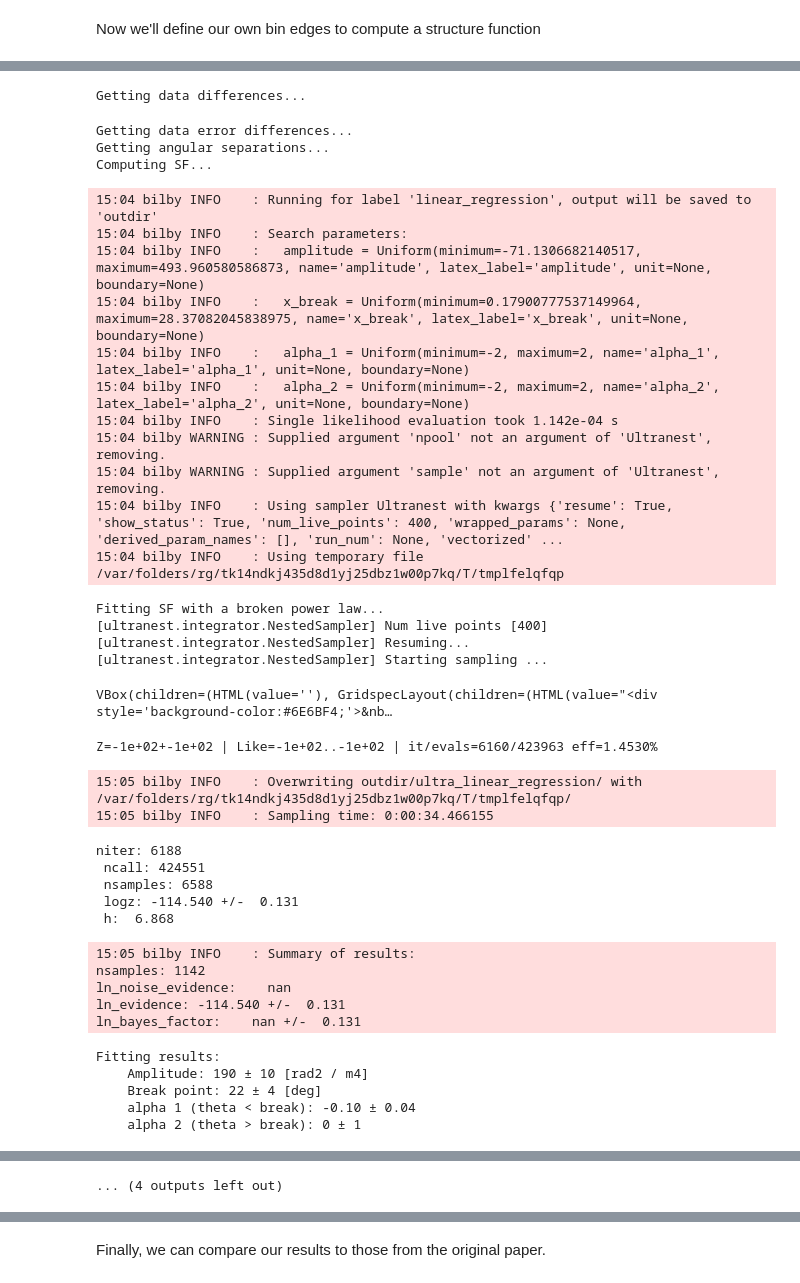
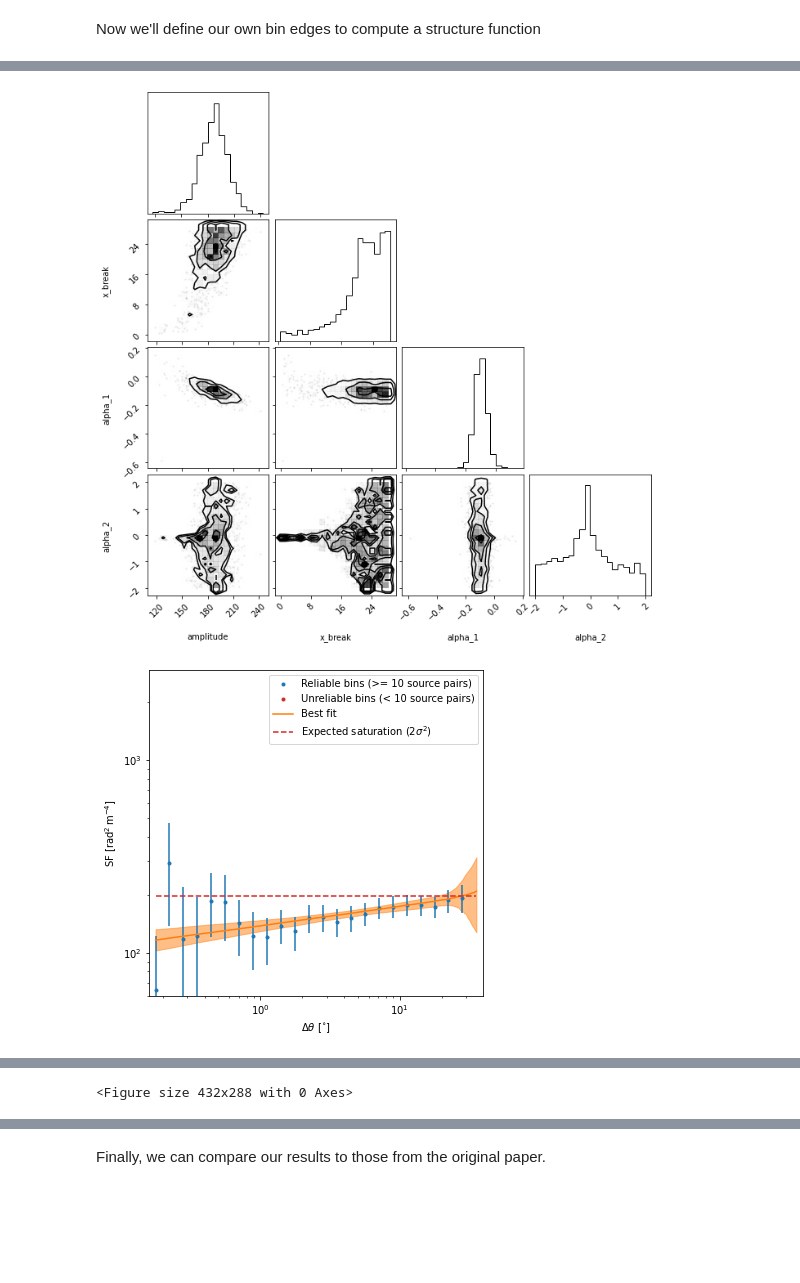
Before and after one commit to AlecThomson/structurefunction, a Jupyter notebook: example/example.ipynb, the cells around one changed output, grey strips where cells are left out. Saved outputs shown, nothing was run; the diff lists cells and outputs as text; code cells hidden in the pictures; blank space fills up the shorter version.

```diff
--- a/example/example.ipynb
+++ b/example/example.ipynb
@@ -134,14 +133,14 @@ By setting `fit` we use `bilby` to do a best-fit of the SF with a broken power l
 # %%
 cbins, medians, err, count, result = structure_function(
-    np.array(mao_rm_tab['RM'][mao_rm_tab['included']]) * u.rad / u.m**2,
-    np.array(mao_rm_tab['e_RM'][mao_rm_tab['included']]) * u.rad / u.m**2,
-    mao_rm_tab['coordinates'][mao_rm_tab['included']],
-    1000,
-    bins,
+    data=np.array(mao_rm_tab['RM'][mao_rm_tab['included']]) * u.rad / u.m**2,
+    errors=np.array(mao_rm_tab['e_RM'][mao_rm_tab['included']]) * u.rad / u.m**2,
+    coords=mao_rm_tab['coordinates'][mao_rm_tab['included']],
+    samples=1000,
+    bins=bins,
     show_plots=True,
     verbose=True,
     fit='bilby',
     nlive=400,
-    sampler='ultranest',
+    sampler='nestle',
 )
 # %% [output]
@@ -148,0 +164,2 @@ Sampling errors...
+[figure]
+[figure, added]
@@ -149,38 +167 @@ Sampling errors...
-Getting data differences...
+<Figure size 432x288 with 0 Axes>
-Getting data error differences...
-Getting angular separations...
-Computing SF...
-15:04 bilby INFO    : Running for label 'linear_regression', output will be saved to 'outdir'
-15:04 bilby INFO    : Search parameters:
-15:04 bilby INFO    :   amplitude = Uniform(minimum=-71.1306682140517, maximum=493.960580586873, name='amplitude', latex_label='amplitude', unit=None, boundary=None)
-15:04 bilby INFO    :   x_break = Uniform(minimum=0.17900777537149964, maximum=28.37082045838975, name='x_break', latex_label='x_break', unit=None, boundary=None)
-15:04 bilby INFO    :   alpha_1 = Uniform(minimum=-2, maximum=2, name='alpha_1', latex_label='alpha_1', unit=None, boundary=None)
-15:04 bilby INFO    :   alpha_2 = Uniform(minimum=-2, maximum=2, name='alpha_2', latex_label='alpha_2', unit=None, boundary=None)
-15:04 bilby INFO    : Single likelihood evaluation took 1.142e-04 s
-15:04 bilby WARNING : Supplied argument 'npool' not an argument of 'Ultranest', removing.
-15:04 bilby WARNING : Supplied argument 'sample' not an argument of 'Ultranest', removing.
-15:04 bilby INFO    : Using sampler Ultranest with kwargs {'resume': True, 'show_status': True, 'num_live_points': 400, 'wrapped_params': None, 'derived_param_names': [], 'run_num': None, 'vectorized' ...
-15:04 bilby INFO    : Using temporary file /var/folders/rg/tk14ndkj435d8d1yj25dbz1w00p7kq/T/tmplfelqfqp
-Fitting SF with a broken power law...
-[ultranest.integrator.NestedSampler] Num live points [400]
-[ultranest.integrator.NestedSampler] Resuming...
-[ultranest.integrator.NestedSampler] Starting sampling ...
-VBox(children=(HTML(value=''), GridspecLayout(children=(HTML(value="<div style='background-color:#6E6BF4;'>&nb…
-Z=-1e+02+-1e+02 | Like=-1e+02..-1e+02 | it/evals=6160/423963 eff=1.4530%
-15:05 bilby INFO    : Overwriting outdir/ultra_linear_regression/ with /var/folders/rg/tk14ndkj435d8d1yj25dbz1w00p7kq/T/tmplfelqfqp/
-15:05 bilby INFO    : Sampling time: 0:00:34.466155
-niter: 6188
- ncall: 424551
- nsamples: 6588
- logz: -114.540 +/-  0.131
- h:  6.868
-15:05 bilby INFO    : Summary of results:
-nsamples: 1142
-ln_noise_evidence:    nan
-ln_evidence: -114.540 +/-  0.131
-ln_bayes_factor:    nan +/-  0.131
-Fitting results:
-    Amplitude: 190 ± 10 [rad2 / m4]
-    Break point: 22 ± 4 [deg]
-    alpha 1 (theta < break): -0.10 ± 0.04
-    alpha 2 (theta > break): 0 ± 1
@@ -188 +167,0 @@ Fitting results:
-... (4 outputs left out)
```
Also changed, not shown: parts of 4 cells of this notebook.
